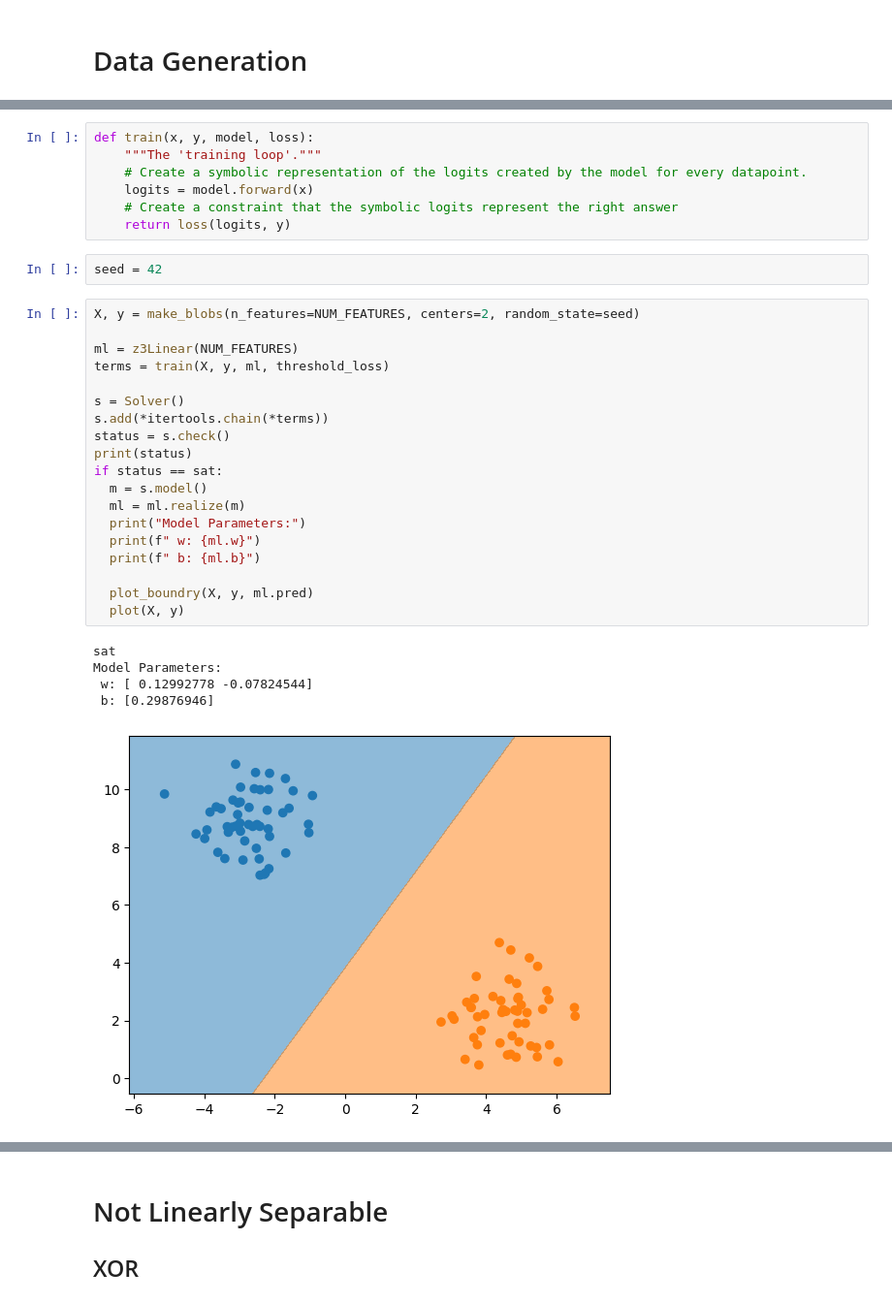
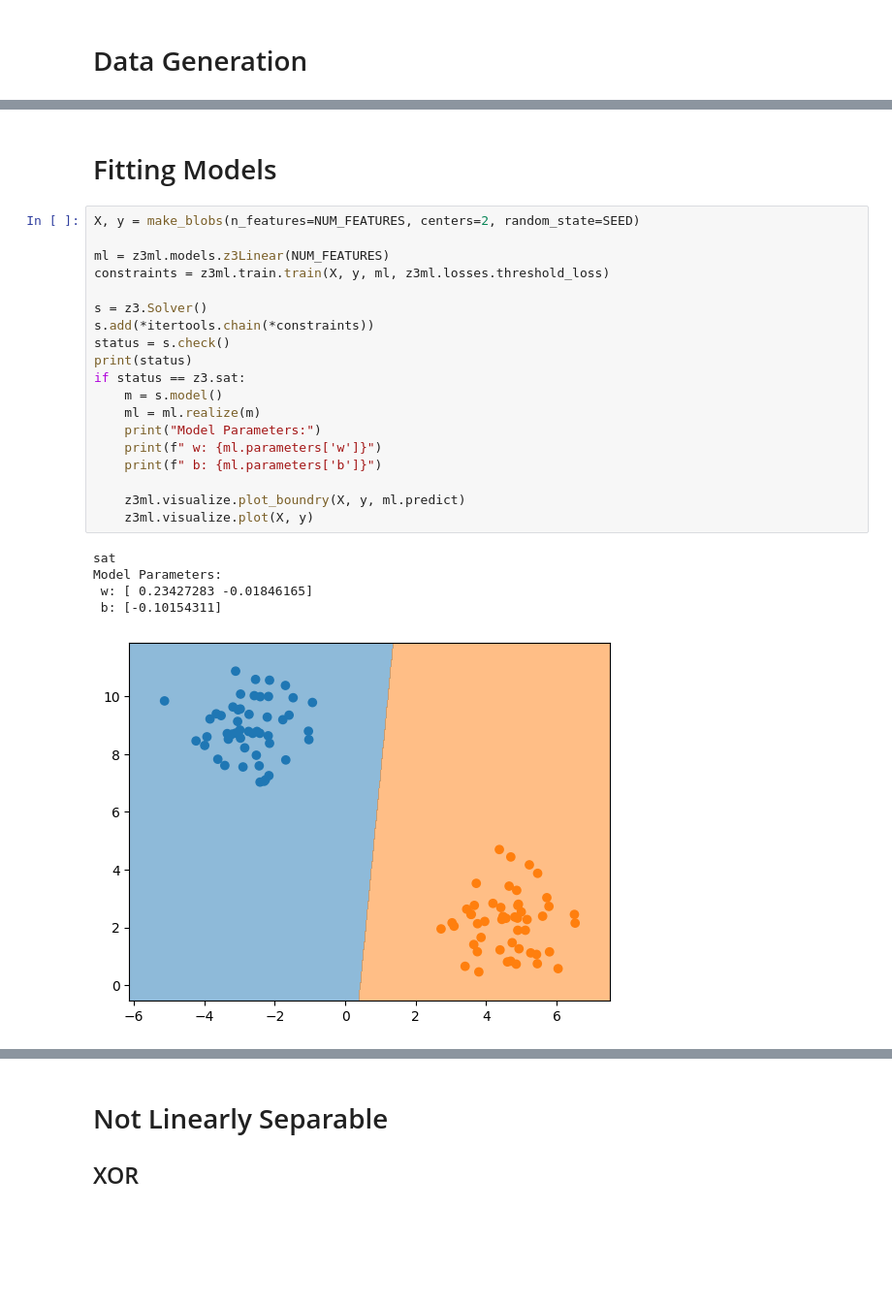
Before and after one commit to blester125/csc2180-project, a Jupyter notebook: notebooks/SATML.ipynb, the cells around one changed output, grey strips where cells are left out. Shown: that part at 97% size. Cells and saved outputs as stored; diff of their text form; blank space fills up the shorter version.

```diff
--- a/notebooks/SATML.ipynb
+++ b/notebooks/SATML.ipynb
@@ -158,34 +21,27 @@ class z3MLP(z3MultiClassLinear):
-# %%
-def train(x, y, model, loss):
-    """The 'training loop'."""
-    # Create a symbolic representation of the logits created by the model for every datapoint.
-    logits = model.forward(x)
-    # Create a constraint that the symbolic logits represent the right answer
-    return loss(logits, y)
-# %%
-seed = 42
+# %% [markdown]
+# Fitting Models
 # %%
-X, y = make_blobs(n_features=NUM_FEATURES, centers=2, random_state=seed)
+X, y = make_blobs(n_features=NUM_FEATURES, centers=2, random_state=SEED)
 
-ml = z3Linear(NUM_FEATURES)
-terms = train(X, y, ml, threshold_loss)
+ml = z3ml.models.z3Linear(NUM_FEATURES)
+constraints = z3ml.train.train(X, y, ml, z3ml.losses.threshold_loss)
 
-s = Solver()
-s.add(*itertools.chain(*terms))
+s = z3.Solver()
+s.add(*itertools.chain(*constraints))
 status = s.check()
 print(status)
-if status == sat:
-  m = s.model()
-  ml = ml.realize(m)
-  print("Model Parameters:")
-  print(f" w: {ml.w}")
-  print(f" b: {ml.b}")
+if status == z3.sat:
+    m = s.model()
+    ml = ml.realize(m)
+    print("Model Parameters:")
+    print(f" w: {ml.parameters['w']}")
+    print(f" b: {ml.parameters['b']}")
 
-  plot_boundry(X, y, ml.pred)
-  plot(X, y)
+    z3ml.visualize.plot_boundry(X, y, ml.predict)
+    z3ml.visualize.plot(X, y)
 # %% [output]
 sat
 Model Parameters:
- w: [ 0.12992778 -0.07824544]
- b: [0.29876946]
+ w: [ 0.23427283 -0.01846165]
+ b: [-0.10154311]
-[figure, old version]
+[figure, new version]
```
Also changed, not shown: parts of 29 cells of this notebook, 12 other files.
